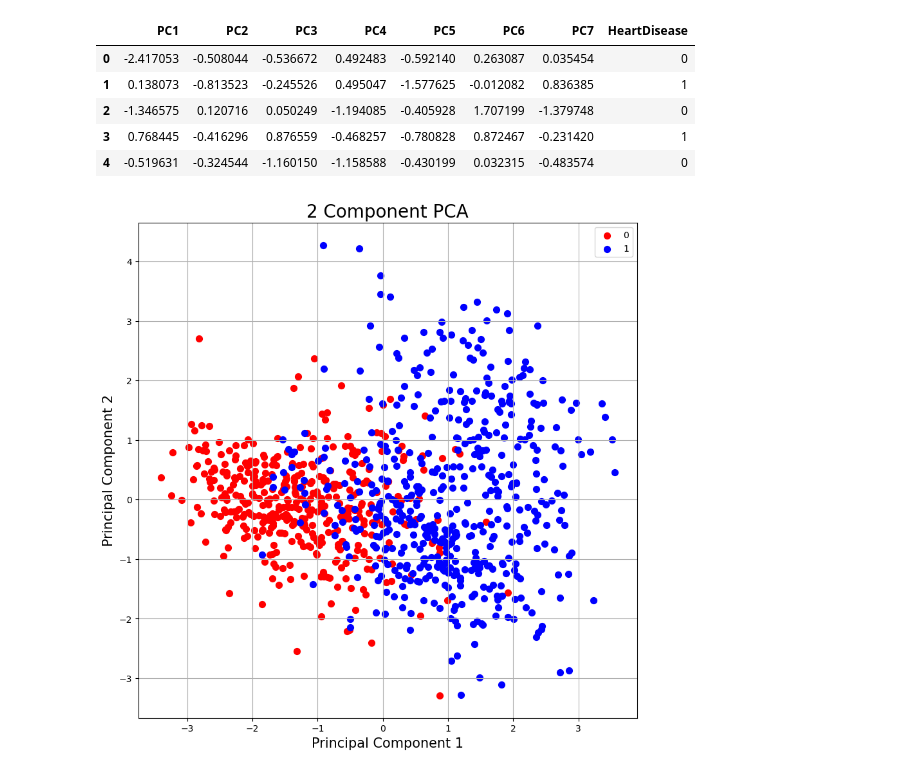
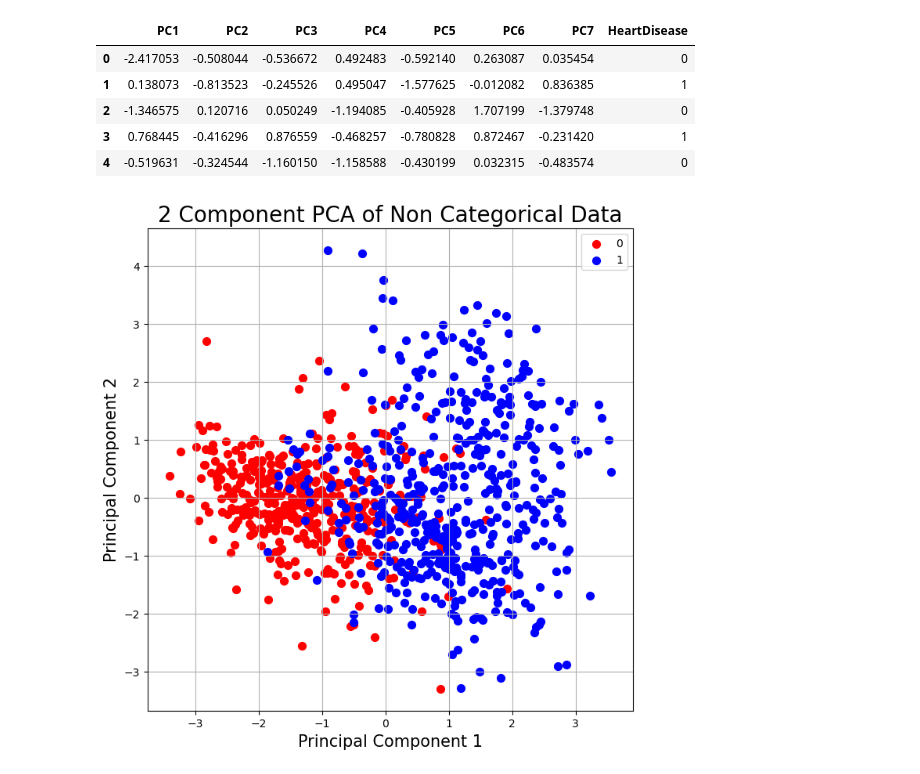
Before and after one commit to UCB-stat-159-s23/project-Group21, a Jupyter notebook: analysis/eda.ipynb, the cells around one changed output. Drawn from its saved outputs; the diff is of its cells as text; code cells hidden in the pictures.

```diff
--- a/analysis/eda.ipynb
+++ b/analysis/eda.ipynb
@@ -102,23 +102,23 @@ final_df.head()
 | 4 | -0.519631 | -0.324544 | -1.160150 | -1.158588 | -0.430199 | 0.032315 | -0.483574 | 0 |
 # %%
 # Plot
-fig = plt.figure(figsize = (10,10))
+fig = plt.figure(figsize = (8,8))
 ax = fig.add_subplot(1,1,1)
 ax.set_xlabel('Principal Component 1', fontsize = 15)
 ax.set_ylabel('Principal Component 2', fontsize = 15)
-ax.set_title('2 Component PCA', fontsize = 20)
+ax.set_title('2 Component PCA of Non Categorical Data', fontsize = 20)
 targets = [0,1]
 colors = ['r', 'b']
 for target, color in zip(targets,colors):
     indicesToKeep = final_df['HeartDisease'] == target
     ax.scatter(final_df.loc[indicesToKeep, 'PC1']
                , final_df.loc[indicesToKeep, 'PC2']
                , c = color
                , s = 50)
 ax.legend(targets)
 ax.grid()
 plt.savefig('../figures/2_component_pca.png')
 # %% [output]
-[figure, old version]
+[figure, new version]
 # %%
 ## Variability of components
```
Also changed, not shown: parts of 1 cell of this notebook, 1 other file.
